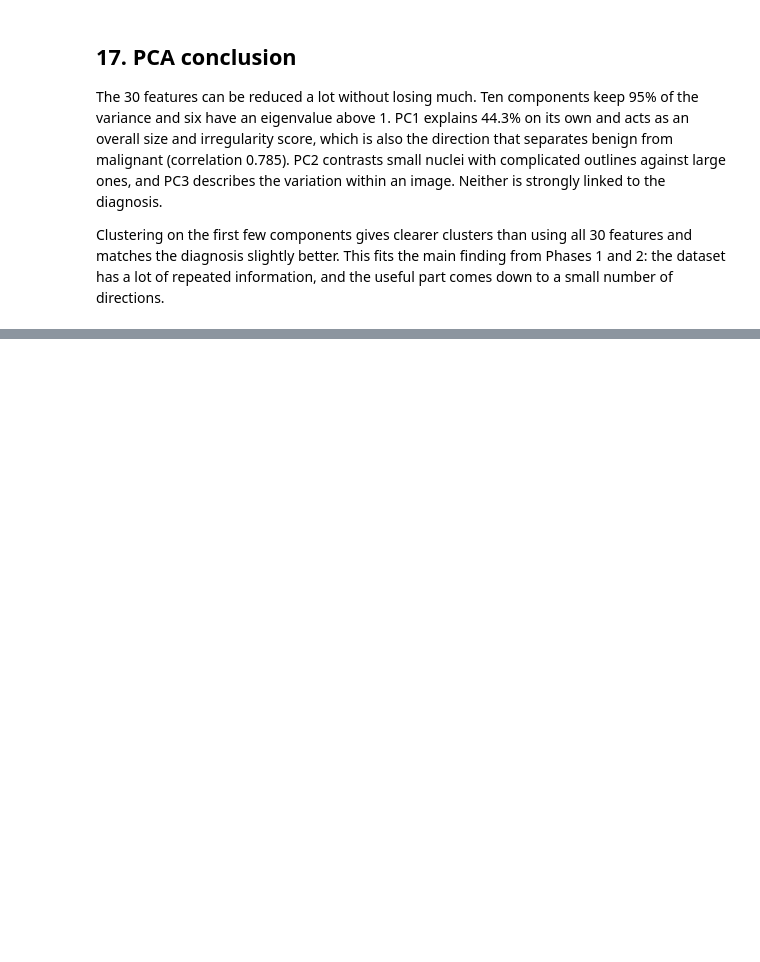
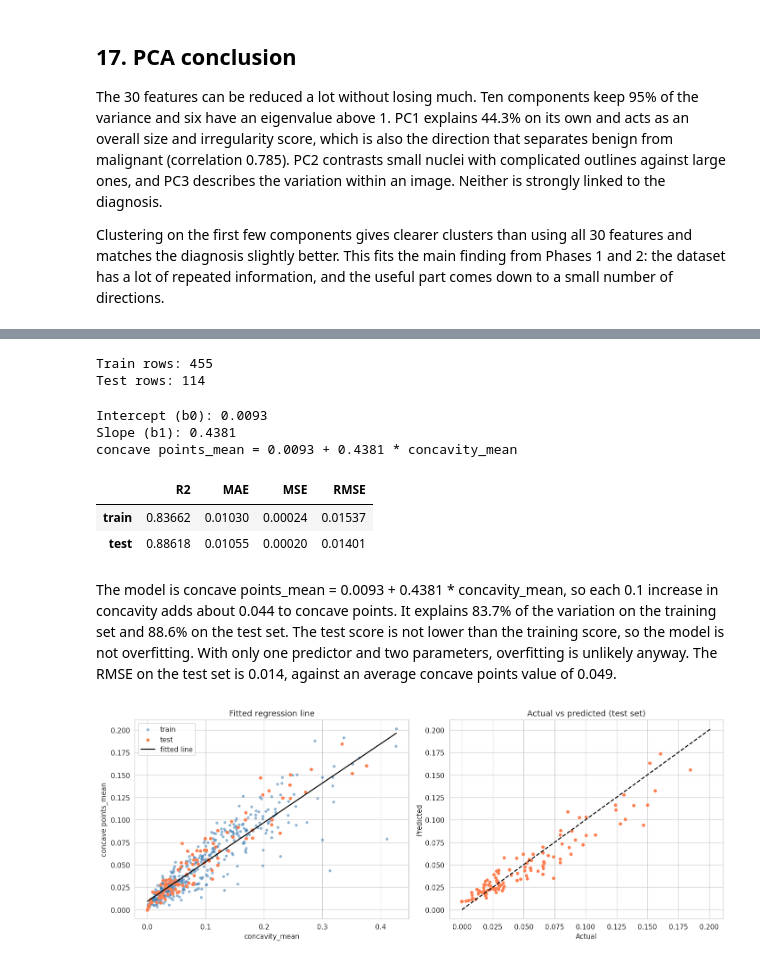
Before and after one commit to HussainDiyab/Hussain_Diyab, a Jupyter notebook: EDA_Phase1.ipynb, the cells around one changed output, grey strips where cells are left out. Saved outputs shown, nothing was run; the diff lists cells and outputs as text; code cells hidden in the pictures; blank space fills up the shorter version.

```diff
--- a/EDA_Phase1.ipynb
+++ b/EDA_Phase1.ipynb
@@ -1460,0 +1486,63 @@ has a lot of repeated information, and the useful part comes down to a small num
+# %%
+import statsmodels.api as sm
+from sklearn.linear_model import LinearRegression
+from sklearn.model_selection import train_test_split
+from sklearn.metrics import r2_score, mean_squared_error, mean_absolute_error
+
+X_lr = df[["concavity_mean"]]
+y_lr = df["concave points_mean"]
+X_train, X_test, y_train, y_test = train_test_split(X_lr, y_lr, test_size=0.2, random_state=42)
+print("Train rows:", len(X_train))
+print("Test rows:", len(X_test))
+# %% [output]
+Train rows: 455
+Test rows: 114
+# %%
+lr = LinearRegression().fit(X_train, y_train)
+print("Intercept (b0): %.4f" % lr.intercept_)
+print("Slope (b1): %.4f" % lr.coef_[0])
+print("concave points_mean = %.4f + %.4f * concavity_mean" % (lr.intercept_, lr.coef_[0]))
+# %% [output]
+Intercept (b0): 0.0093
+Slope (b1): 0.4381
+concave points_mean = 0.0093 + 0.4381 * concavity_mean
+# %%
+pred_train = lr.predict(X_train)
+pred_test = lr.predict(X_test)
+
+metrics = pd.DataFrame({
+    "R2": [r2_score(y_train, pred_train), r2_score(y_test, pred_test)],
+    "MAE": [mean_absolute_error(y_train, pred_train), mean_absolute_error(y_test, pred_test)],
+    "MSE": [mean_squared_error(y_train, pred_train), mean_squared_error(y_test, pred_test)],
+    "RMSE": [np.sqrt(mean_squared_error(y_train, pred_train)), np.sqrt(mean_squared_error(y_test, pred_test))],
+}, index=["train", "test"])
+metrics.round(5)
+# %% [output]
+|  | R2 | MAE | MSE | RMSE |
+| train | 0.83662 | 0.01030 | 0.00024 | 0.01537 |
+| test | 0.88618 | 0.01055 | 0.00020 | 0.01401 |
+# %% [markdown]
+The model is concave points_mean = 0.0093 + 0.4381 * concavity_mean, so each 0.1 increase in
+concavity adds about 0.044 to concave points. It explains 83.7% of the variation on the training set
+and 88.6% on the test set. The test score is not lower than the training score, so the model is not
+overfitting. With only one predictor and two parameters, overfitting is unlikely anyway. The RMSE on
+the test set is 0.014, against an average concave points value of 0.049.
+# %%
+fig, axes = plt.subplots(1, 2, figsize=(13, 5))
+axes[0].scatter(X_train, y_train, s=10, color="steelblue", alpha=0.5, label="train")
+axes[0].scatter(X_test, y_test, s=15, color="coral", label="test")
+xs = X_lr.sort_values("concavity_mean")
+axes[0].plot(xs, lr.predict(xs), color="black", label="fitted line")
+axes[0].set_xlabel("concavity_mean")
+axes[0].set_ylabel("concave points_mean")
+axes[0].set_title("Fitted regression line")
+axes[0].legend()
+axes[1].scatter(y_test, pred_test, s=15, color="coral")
+axes[1].plot([0, y_lr.max()], [0, y_lr.max()], color="black", linestyle="--")
+axes[1].set_xlabel("Actual")
+axes[1].set_ylabel("Predicted")
+axes[1].set_title("Actual vs predicted (test set)")
+plt.tight_layout()
+plt.show()
+# %% [output]
+[figure, added]
```
Also changed, not shown: parts of 35 cells of this notebook.
